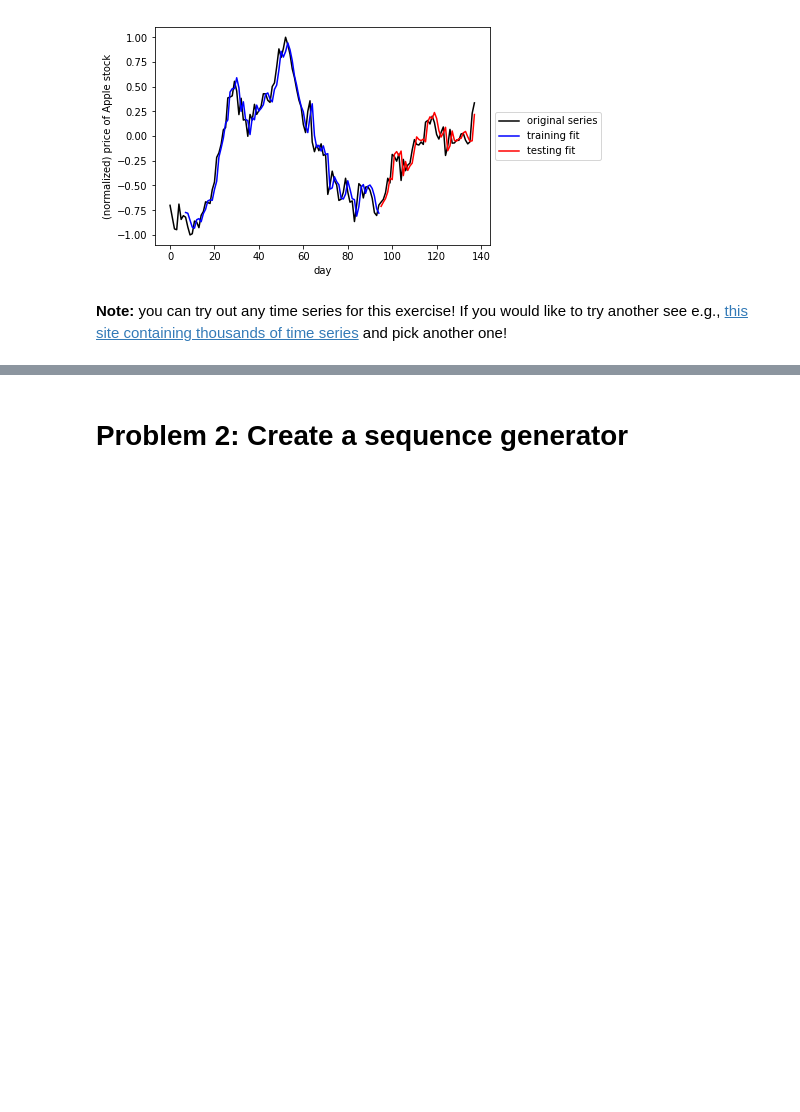
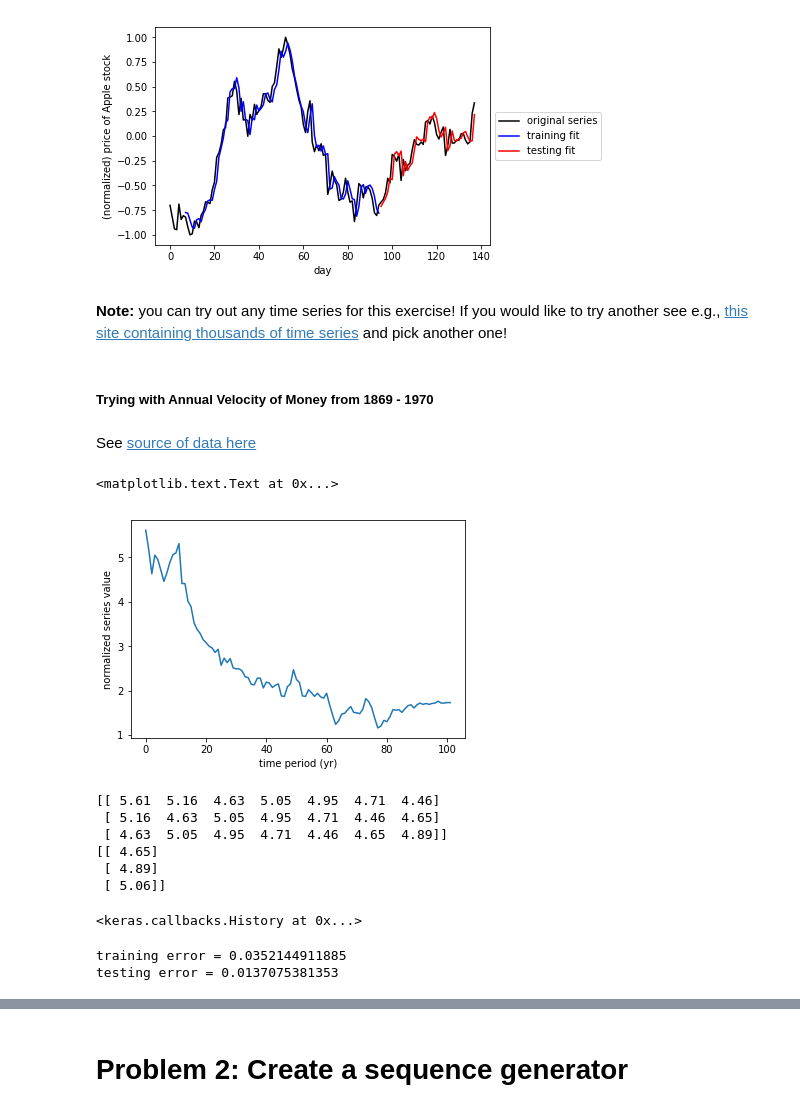
Before and after one commit to iterativo/aind2-rnn, a Jupyter notebook: RNN_project.ipynb, the cells around one changed output, grey strips where cells are left out. Saved outputs shown, nothing was run; the diff lists cells and outputs as text; code cells hidden in the pictures; blank space fills up the shorter version.

Commit message:
Experiment with another data sequence

```diff
--- a/RNN_project.ipynb
+++ b/RNN_project.ipynb
@@ -348,3 +348,18 @@ plt.show()
 [figure]
 # %% [markdown]
 **Note:** you can try out any time series for this exercise!  If you would like to try another see e.g., [this site containing thousands of time series](https://datamarket.com/data/list/?q=provider%3Atsdl) and pick another one!
+# %% [markdown]
+##### Trying with Annual Velocity of Money from 1869 - 1970
+# %% [markdown]
+See [source of data here](https://datamarket.com/data/set/22w0/annual-velocity-of-money-1869-to-1970#!ds=22w0&display=line)
+# %%
+### load in and normalize the dataset
+dataset2 = np.loadtxt('datasets/annual-velocity-of-money-1869-to-1970.csv')
+# %%
+# lets take a look at our time series
+plt.plot(dataset2)
+plt.xlabel('time period (yr)')
+plt.ylabel('normalized series value')
+# %% [output]
+<matplotlib.text.Text at 0x...>
+[figure, added]
@@ -350,0 +369,11 @@ plt.show()
+# %%
+# Quick test
+print(X2[:3])
+print(y2[:3])
+# %% [output]
+[[ 5.61  5.16  4.63  5.05  4.95  4.71  4.46]
+ [ 5.16  4.63  5.05  4.95  4.71  4.46  4.65]
+ [ 4.63  5.05  4.95  4.71  4.46  4.65  4.89]]
+[[ 4.65]
+ [ 4.89]
+ [ 5.06]]
@@ -350,0 +395,10 @@ plt.show()
+# %%
+model2 = build_part1_RNN(window_size)
+
+# compile the model
+model2.compile(loss='mean_squared_error', optimizer=optimizer)
+
+# run your model!
+model2.fit(X2_train, y2_train, epochs=1000, batch_size=50, verbose=0)
+# %% [output]
+<keras.callbacks.History at 0x...>
@@ -350,0 +409,10 @@ plt.show()
+# %%
+# print out training and testing errors
+training_error2 = model2.evaluate(X2_train, y2_train, verbose=0)
+print('training error = ' + str(training_error2))
+
+testing_error2 = model2.evaluate(X2_test, y2_test, verbose=0)
+print('testing error = ' + str(testing_error2))
+# %% [output]
+training error = 0.0352144911885
+testing error = 0.0137075381353
```
Also changed, not shown: parts of 4 cells of this notebook, 1 other file.
